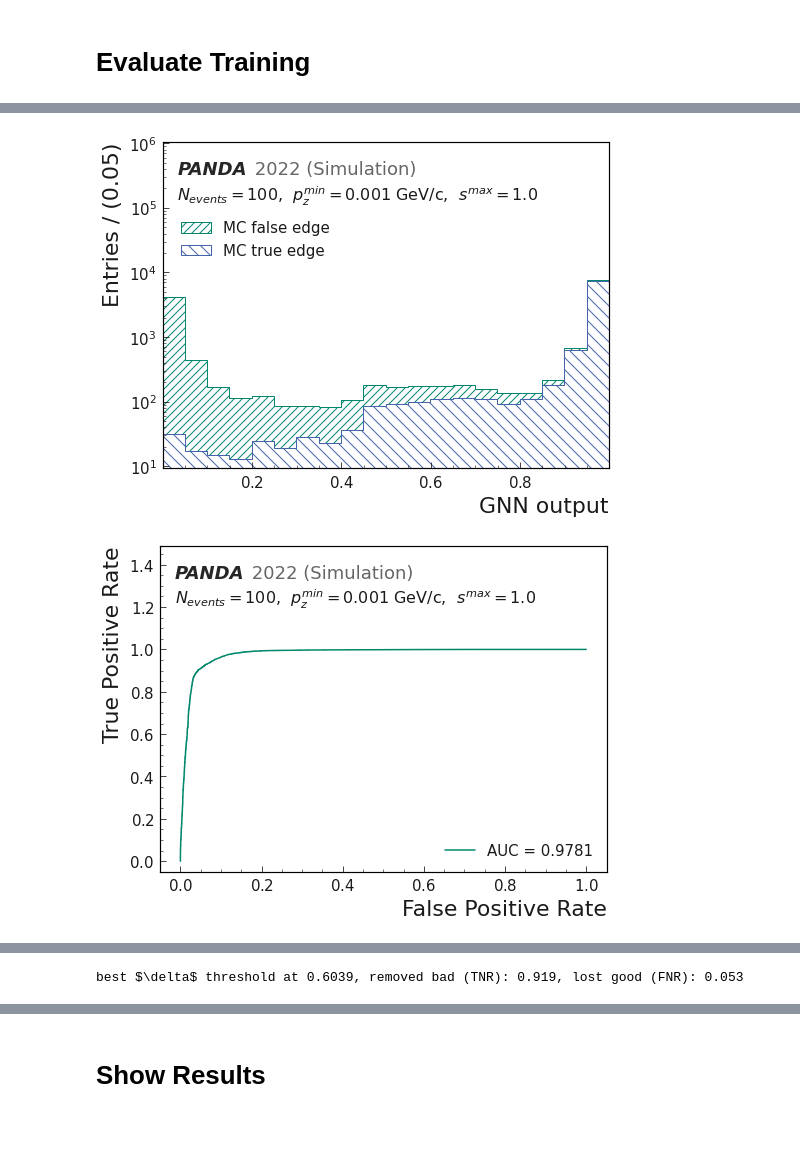
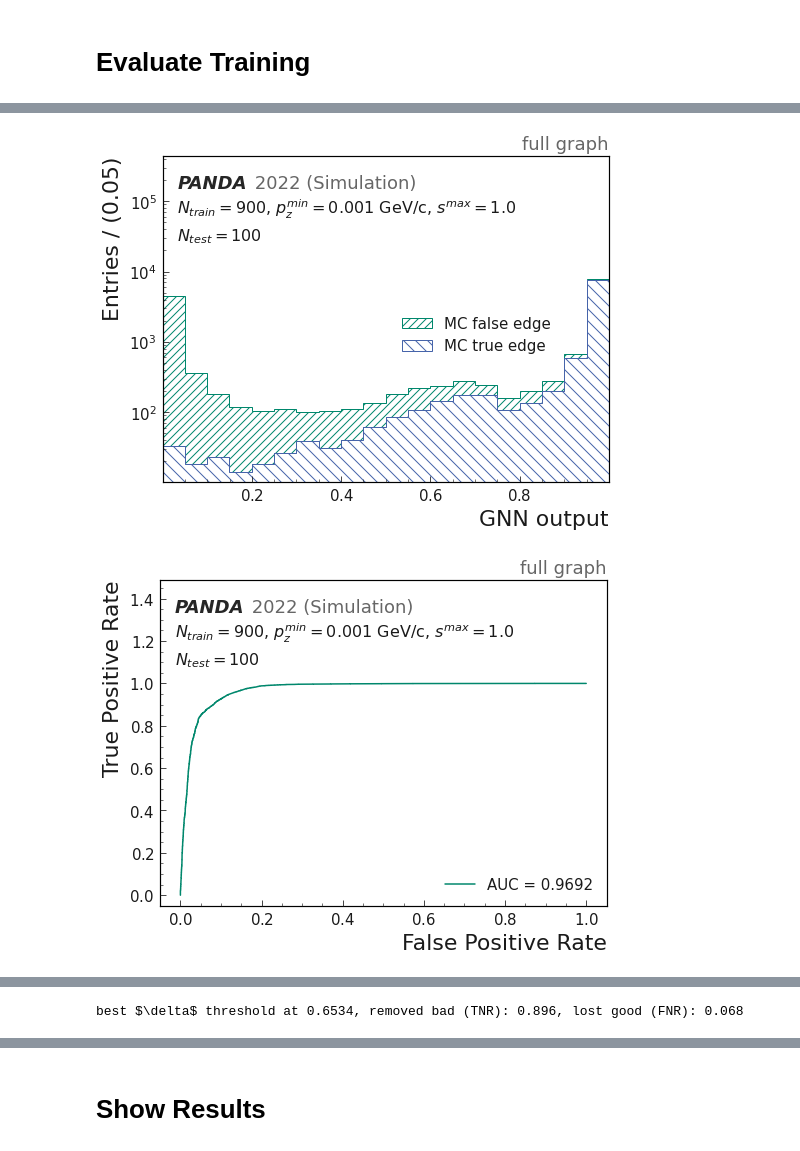
Before and after one commit to grheine/IN_hls4ml, a Jupyter notebook: IN_pipeline.ipynb, the cells around one changed output, grey strips where cells are left out. Drawn from its saved outputs; the diff is of its cells as text; code cells hidden in the pictures.

```diff
--- a/IN_pipeline.ipynb
+++ b/IN_pipeline.ipynb
@@ -53,7 +54,7 @@ edge_dim = 2
 # %%
 %%time
 
-show=True
+show=False
 if show:
 
     plot_information(raw, name=run, nevents=30000).plot_ntracks_nhits()
@@ -147,9 +140,9 @@ Wall time: 4.15 s
 for comparison with original raw data choose evaluate_graphs(data.raw.rename(columns={'layer_id':'layer'}), graphs).evaluate_graphs()
 # %%
 test_samples = 1000
-show_graph_dims = True
+show_graph_dims = False
 
 if show_graph_dims:
-    show_infos = plot_information(graphs=graphs[:test_samples], pz_min=pz_min, slope_max=slope_max, name=run)
+    show_infos = plot_information(graphs=graphs[:test_samples], pz_min=pz_min, slope_max=slope_max, name=run, title=run_title)
     show_infos.plot_graph_data_info(bins=30, log=True)
 # %% [output]
@@ -158,6 +151,6 @@ if show_graph_dims:
 # %%
 %%time
-evaluate_gb = True
+evaluate_gb = False
 test_samples = 1000
 ncuts = 100
 
@@ -190,7 +183,7 @@ if evaluate_gb:
     nedges = np.array(nedges)
 
 
-    show_infos = plot_information(graphs=graphs[:test_samples], pz_min=pz_min, slope_max=slope_max, name=run)
+    show_infos = plot_information(graphs=graphs[:test_samples], pz_min=pz_min, slope_max=slope_max, name=run, title=run_title)
     cutPos = np.argmin(np.abs(np.array(purities)-np.array(efficiencies)))
     cutPos = 47
 
@@ -244,12 +235,12 @@ Wall time: 1.05 s
 # %%
 # torch.manual_seed(42)
 device = 'cpu'
-hidden_size = 8
-lr = 0.01
-gamma = 0.7
+hidden_size = 16
+lr = 0.0006555334907620447
+gamma = 0.8562969741310678
 epochs = 40
 patience = 10
-step_size = 8
+step_size = 3
 
 name = f'IN_nevents_{nevents}_hidden_{hidden_size}_lr_{lr}_gamma_{gamma}_steps_{step_size}'
 # %%
@@ -390,7 +381,7 @@ Mean Train Batch Loss: 0.1826
 model, train_output = results.trained
 
 threshold = 0.7
-evaluation = evaluate_model(model, test_loader, pz_min, slope_max, train_output, threshold, ncuts=100, name=run)
+evaluation = evaluate_model(model, test_loader, pz_min, slope_max, int(nevents*0.9), train_output, threshold, ncuts=100, name=run, title=run_title)
 evaluation.plot_loss()
 evaluation.plot_acc()
 evaluation.plot_metrics(output_bins=20, scale=1.5)
@@ -400,2 +391,2 @@ evaluation.plot_metrics(output_bins=20, scale=1.5)
-[figure, old version]
+[figure, new version]
-[figure, old version]
+[figure, new version]
@@ -403 +394 @@ evaluation.plot_metrics(output_bins=20, scale=1.5)
-best $\delta$ threshold at 0.6039, removed bad (TNR): 0.919, lost good (FNR): 0.053
+best $\delta$ threshold at 0.6534, removed bad (TNR): 0.896, lost good (FNR): 0.068
```
Also changed, not shown: parts of 15 cells of this notebook, 6 other files.
